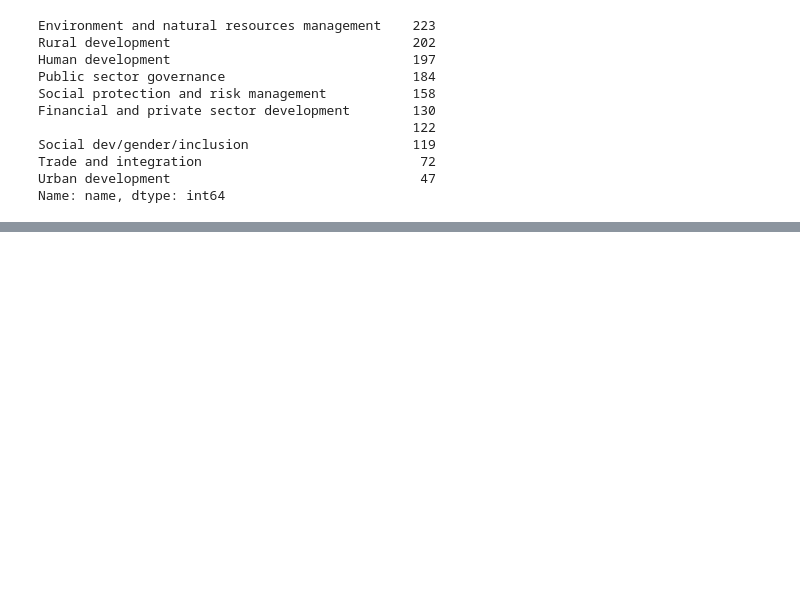
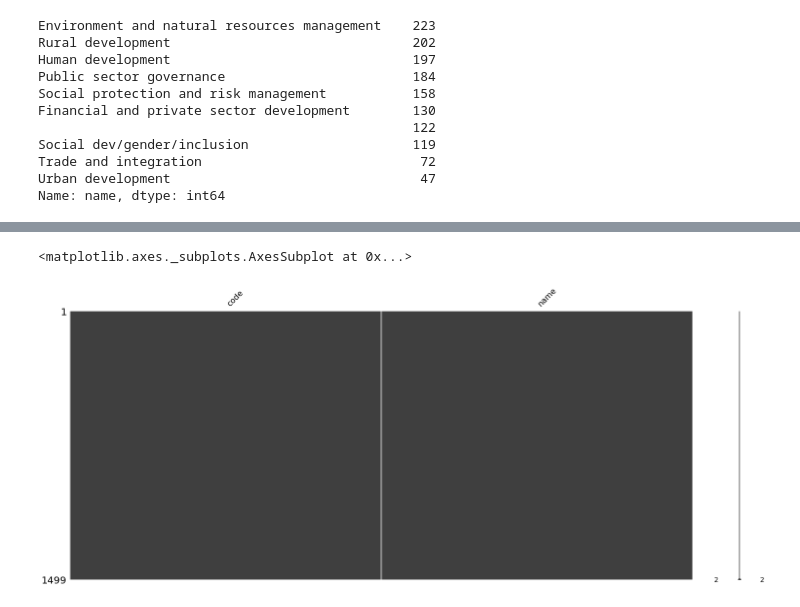
Before and after one commit to NancyMao1014/SpringBoard_Data_Science, a Jupyter notebook: Mini Projects/project1_data_wrangling_json/sliderule_dsi_json_exercise.ipynb, the cells around one changed output, grey strips where cells are left out. Cells and saved outputs as stored; diff of their text form; code cells hidden in the pictures; blank space fills up the shorter version.

```diff
--- a/Mini Projects/project1_data_wrangling_json/sliderule_dsi_json_exercise.ipynb
+++ b/Mini Projects/project1_data_wrangling_json/sliderule_dsi_json_exercise.ipynb
@@ -192,0 +174,10 @@ a[a.code == '11']
+# %%
+#Sort by code and forward fill NaN values
+df_theme = df_theme.sort_values('code')
+df_theme.name.fillna(method = 'ffill', inplace = True)
+# %%
+#Validate missing values are filled - visualization
+msno.matrix(df_theme)
+# %% [output]
+<matplotlib.axes._subplots.AxesSubplot at 0x...>
+[figure, added]
```
Also changed, not shown: parts of 8 cells of this notebook.
